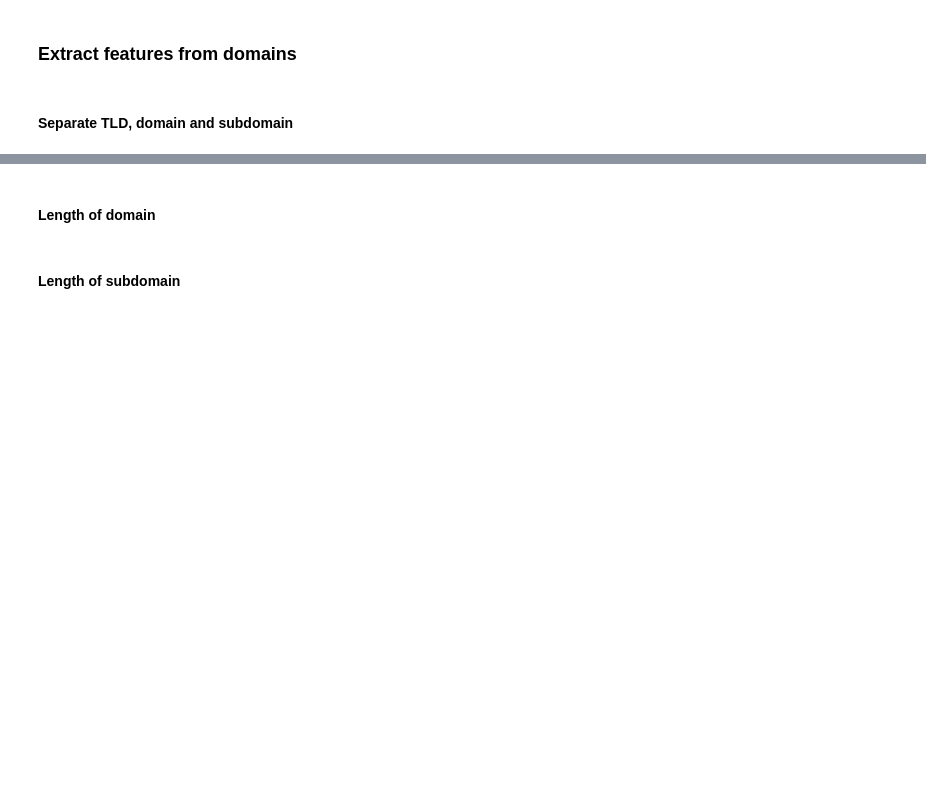
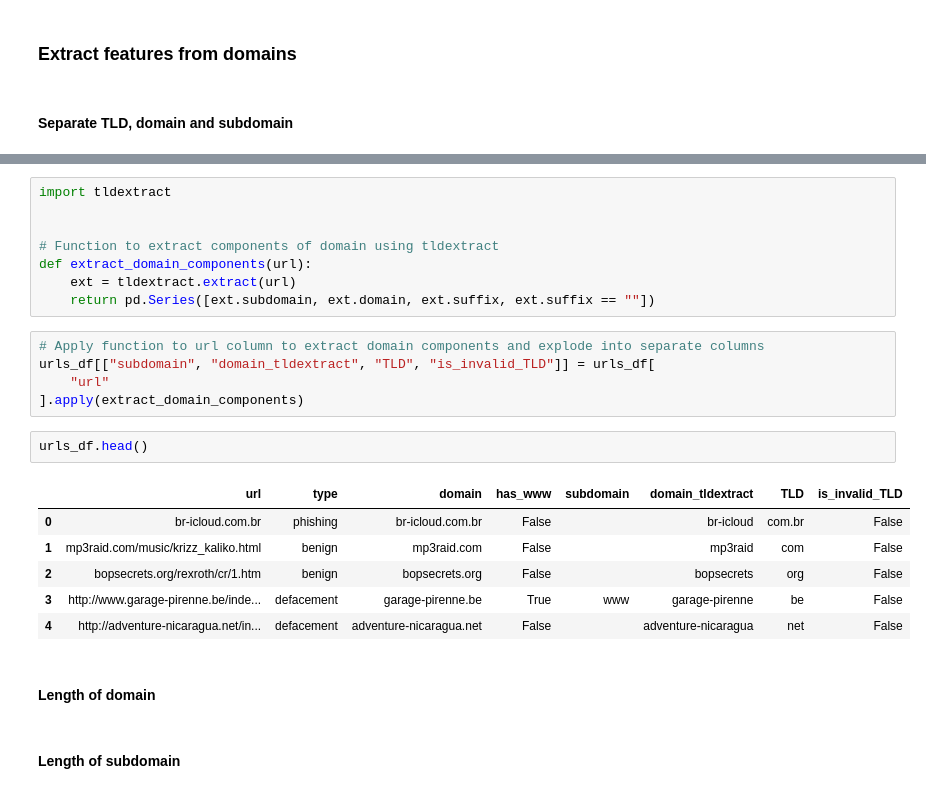
Before and after one commit to Kairixir/URL-domain-name-clustering, a Jupyter notebook: bachelor_thesis.ipynb, the cells around one changed output, grey strips where cells are left out. Saved outputs shown, nothing was run; the diff lists cells and outputs as text; blank space fills up the shorter version.

```diff
--- a/bachelor_thesis.ipynb
+++ b/bachelor_thesis.ipynb
@@ -107,3 +157,25 @@ urls_df.head()
+# %%
+import tldextract
+
+
+# Function to extract components of domain using tldextract
+def extract_domain_components(url):
+    ext = tldextract.extract(url)
+    return pd.Series([ext.subdomain, ext.domain, ext.suffix, ext.suffix == ""])
+# %%
+# Apply function to url column to extract domain components and explode into separate columns
+urls_df[["subdomain", "domain_tldextract", "TLD", "is_invalid_TLD"]] = urls_df[
+    "url"
+].apply(extract_domain_components)
+# %%
+urls_df.head()
+# %% [output]
+|  | url | type | domain | has_www | subdomain | domain_tldextract | TLD | is_invalid_TLD |
+| 0 | br-icloud.com.br | phishing | br-icloud.com.br | False |  | br-icloud | com.br | False |
+| 1 | mp3raid.com/music/krizz_kaliko.html | benign | mp3raid.com | False |  | mp3raid | com | False |
+| 2 | bopsecrets.org/rexroth/cr/1.htm | benign | bopsecrets.org | False |  | bopsecrets | org | False |
+| 3 | http://www.garage-pirenne.be/inde... | defacement | garage-pirenne.be | True | www | garage-pirenne | be | False |
+| 4 | http://adventure-nicaragua.net/in... | defacement | adventure-nicaragua.net | False |  | adventure-nicaragua | net | False |
 # %% [markdown]
 #### Length of domain
 # %% [markdown]
```
Also changed, not shown: parts of 11 cells of this notebook.
